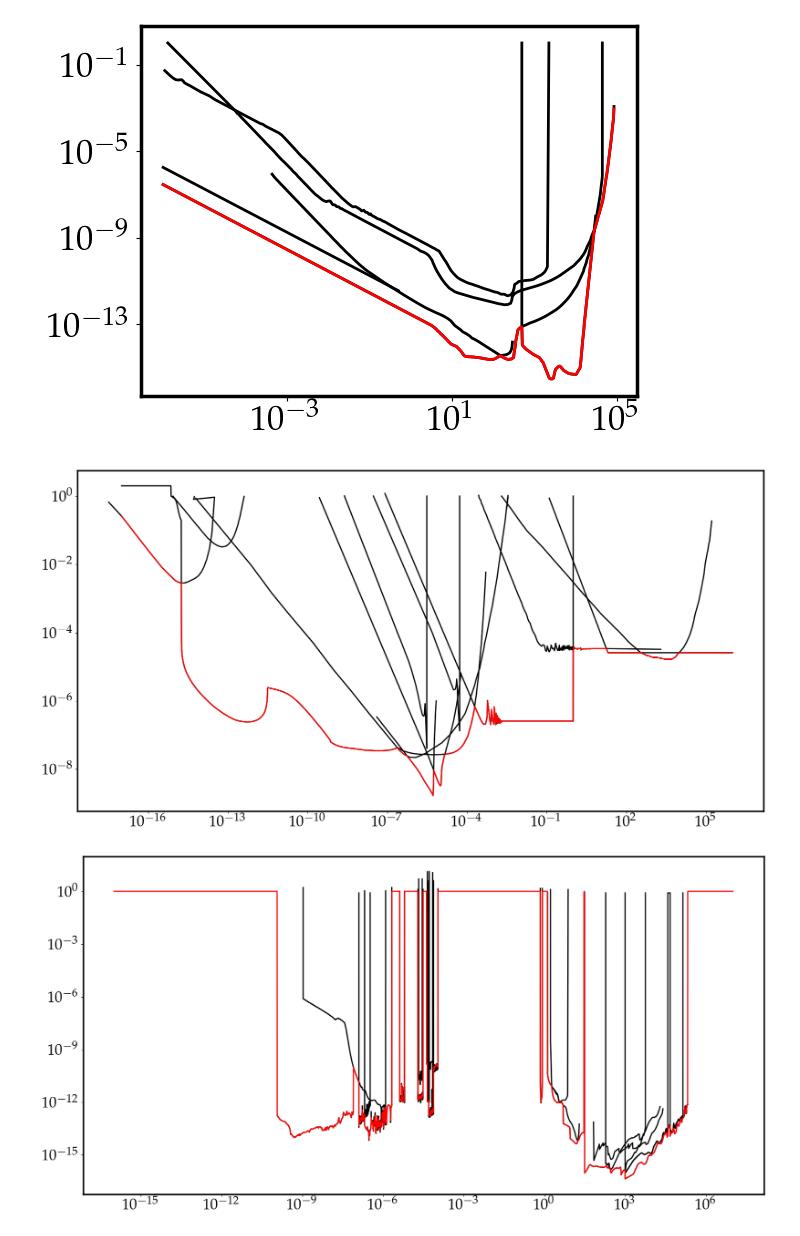
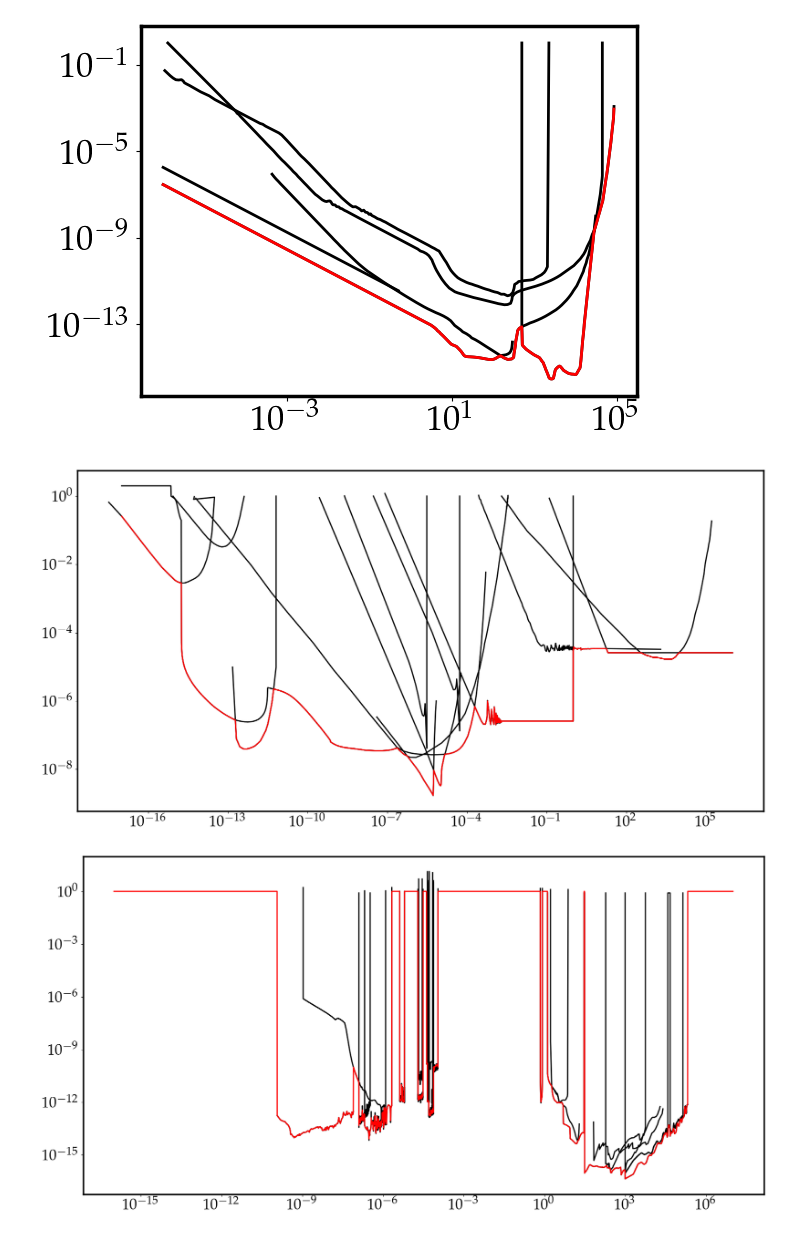
Before and after one commit to cajohare/AxionLimits, a Jupyter notebook: DarkPhoton.ipynb, the cells around one changed output. Saved outputs shown, nothing was run; the diff lists cells and outputs as text; code cells hidden in the pictures.

Commit message:
adding planck+unwise dark photon bound

```diff
--- a/DarkPhoton.ipynb
+++ b/DarkPhoton.ipynb
@@ -659,35 +668,36 @@ dat7 = loadtxt("limit_data/DarkPhoton/CROWS.txt")
 dat8 = loadtxt("limit_data/DarkPhoton/LSW_UWA.txt")
 dat9 = loadtxt("limit_data/DarkPhoton/LSW_ADMX.txt")
 dat10 = loadtxt("limit_data/DarkPhoton/COBEFIRAS.txt",delimiter=',')
 dat11 = loadtxt("limit_data/DarkPhoton/SPring-8.txt")
 dat12 = loadtxt("limit_data/DarkPhoton/DarkSRF.txt")
+dat13 = loadtxt("limit_data/DarkPhoton/Planck_unWISE.txt")
 
-dats = [dat1,dat2,dat3,dat4,dat5,dat6,dat7,dat8,dat9,dat10,dat11,dat12]
+dats = [dat1,dat2,dat3,dat4,dat5,dat6,dat7,dat8,dat9,dat10,dat11,dat12,dat13]
 for dat in dats:
     plt.plot(dat[:,0],dat[:,1],color='k',alpha=1,zorder=0.5,lw=2)
 
 mmin = 1e-17
 mmax = 1e7
 mvals = logspace(log10(mmin),log10(mmax),5000)
 
 chi = zeros(shape=5000)
 for dat in dats:
     chi1 = 10**interp(log10(mvals),log10(dat[:,0]),log10(dat[:,1]))
     chi1[mvals<amin(dat[:,0])] = inf
     chi1[mvals>amax(dat[:,0])] = inf
     chi = column_stack((chi,chi1))
 chi = chi[:,1:]
 
 chi = amin(chi,1)
 
 plt.plot(mvals,chi,color='r',alpha=1,zorder=0.5,lw=2)
 
 savetxt('limit_data/DarkPhoton/DP_Combined_Laboratory.txt',column_stack((mvals,chi)))
 
 plt.yscale('log')
 plt.xscale('log')
 # %% [output]
-[figure, old version]
+[figure, new version]
 # %%
 plt.figure(figsize=(20,10))
 dat1 = loadtxt("limit_data/DarkPhoton/DAMIC.txt")
```
Also changed, not shown: parts of 6 cells of this notebook, 23 other files.
